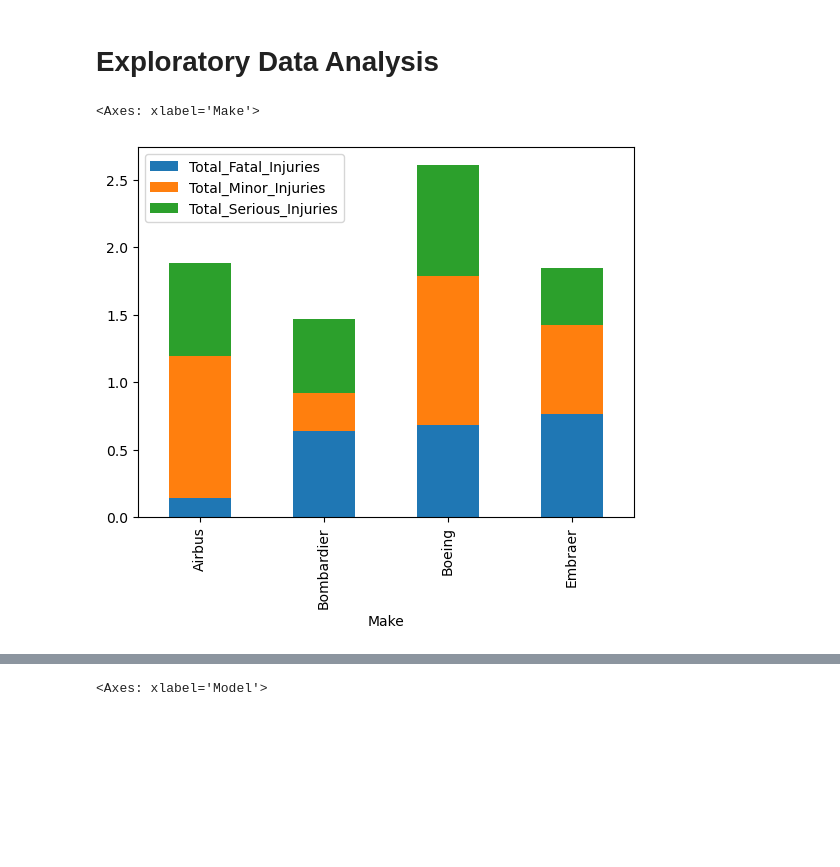
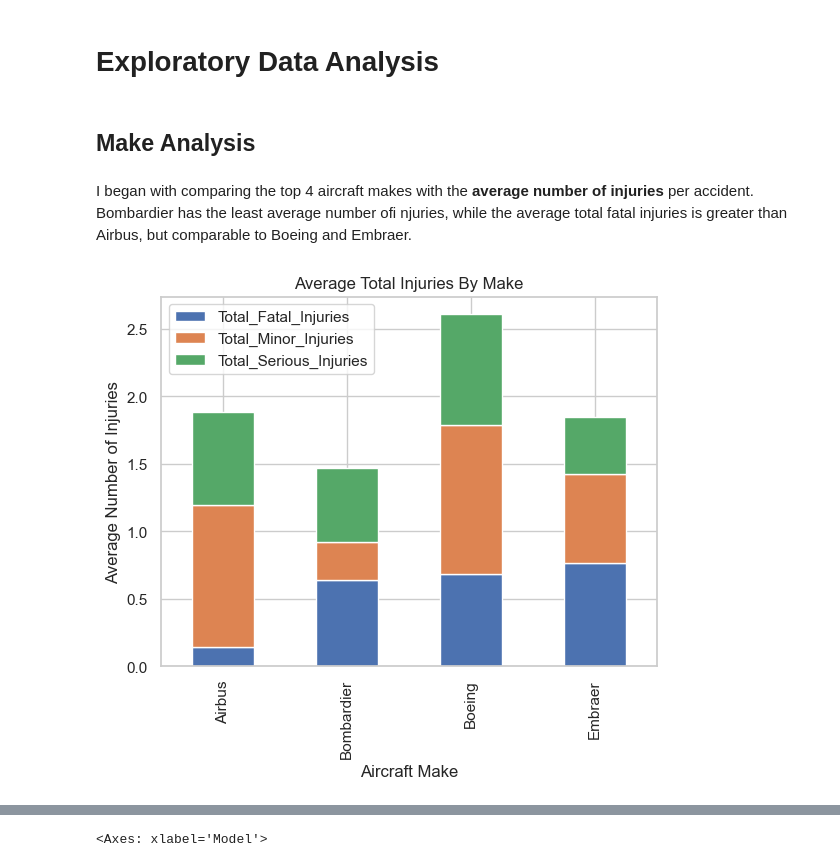
Before and after one commit to scarlettvalentin/aviation_project, a Jupyter notebook: notebook.ipynb, the cells around one changed output, grey strips where cells are left out. Drawn from its saved outputs; the diff is of its cells as text; code cells hidden in the pictures; blank space fills up the shorter version.

Commit message:
Exploratory Data Analysis graphs for Make

```diff
--- a/notebook.ipynb
+++ b/notebook.ipynb
@@ -322,12 +322,20 @@ top_4_models.to_csv('top_4_models.csv')
 engine_data.to_csv('engine_data.csv');
 # %% [markdown]
 # Exploratory Data Analysis
+# %% [markdown]
+## Make Analysis
 # %%
 # Bombardier and Boeing have the lowest Fatal_Injuries_Rate mean and Bombardier has the highest Uninjured_Rate mean so I'm thinking
 # of analyzing further to choose 3 Bombardier models.
+# %%
+sns.set(style='whitegrid', context='notebook')
+# %% [markdown]
+I began with comparing the top 4 aircraft makes with the **average number of injuries** per accident. Bombardier has the least average number ofi njuries, while the average total fatal injuries is greater than Airbus, but comparable to Boeing and Embraer.
 # %%
-top_4_models.groupby(['Make'])[['Total_Fatal_Injuries', 'Total_Minor_Injuries', 'Total_Serious_Injuries']]\
+ax = top_4_models.groupby(['Make'])[['Total_Fatal_Injuries', 'Total_Minor_Injuries', 'Total_Serious_Injuries']]\
     .mean().sort_values(by='Total_Fatal_Injuries', ascending=True).head().plot(kind='bar', stacked=True)
+ax.set_title('Average Total Injuries By Make')
+ax.set_xlabel('Aircraft Make')
+ax.set_ylabel('Average Number of Injuries');
 # %% [output]
-<Axes: xlabel='Make'>
-[figure, old version]
+[figure, new version]
```
Also changed, not shown: parts of 19 cells of this notebook.
